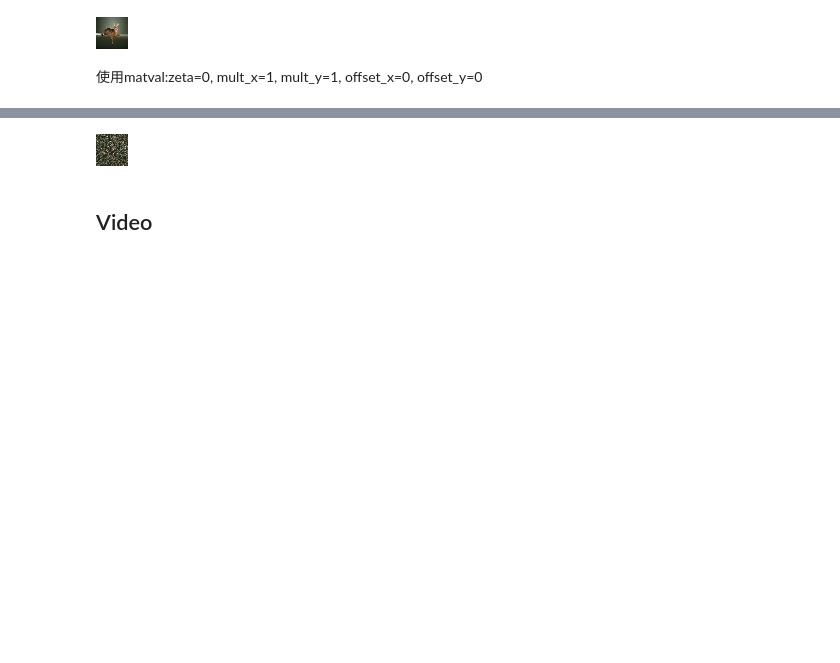
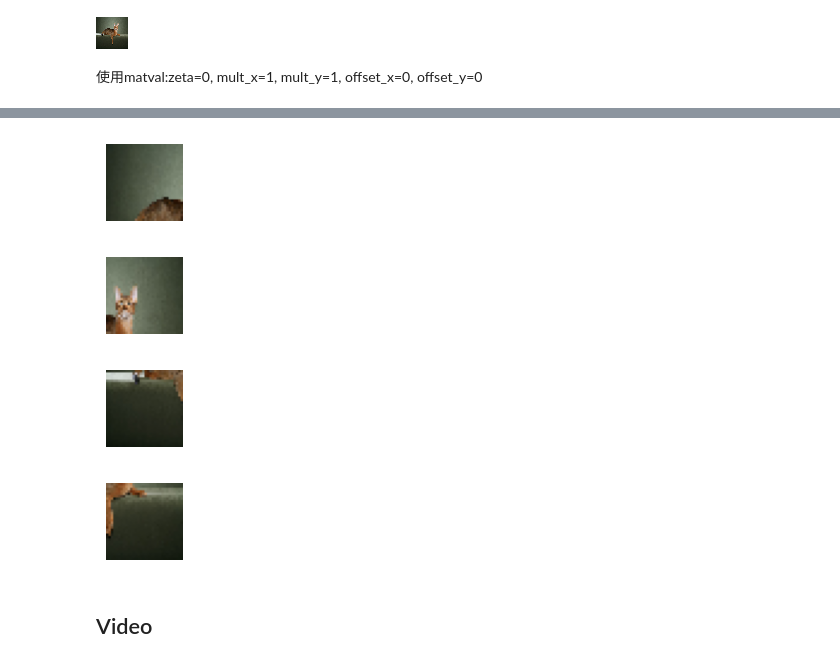
Before and after one commit to doucx/wcpdtoolbox, a Jupyter notebook: nbs/00_vision.ipynb, the cells around one changed output, grey strips where cells are left out. Drawn from its saved outputs; the diff is of its cells as text; code cells hidden in the pictures; blank space fills up the shorter version.

Commit message:
PickImg_split_img

```diff
--- a/nbs/00_vision.ipynb
+++ b/nbs/00_vision.ipynb
@@ -236,8 +274,12 @@ show_xyz_img(picked_img)[0]
-# %%
-picked_img = pick(img2, grid=torch.randn(1,32,32,2))
-show_xyz_img(picked_img)[0]
-# %% [output]
-[figure, removed]
+# %%
+splited_img, matval = pick.split_img(img2[0],2,2,[32,32])
+# %%
+for im in show_xyz_img(splited_img): im.show()
+# %% [output]
+[figure, added]
+[figure, added]
+[figure, added]
+[figure, added]
 # %% [markdown]
 ## Video
 # %%
```
Also changed, not shown: parts of 6 cells of this notebook, 2 other files.
